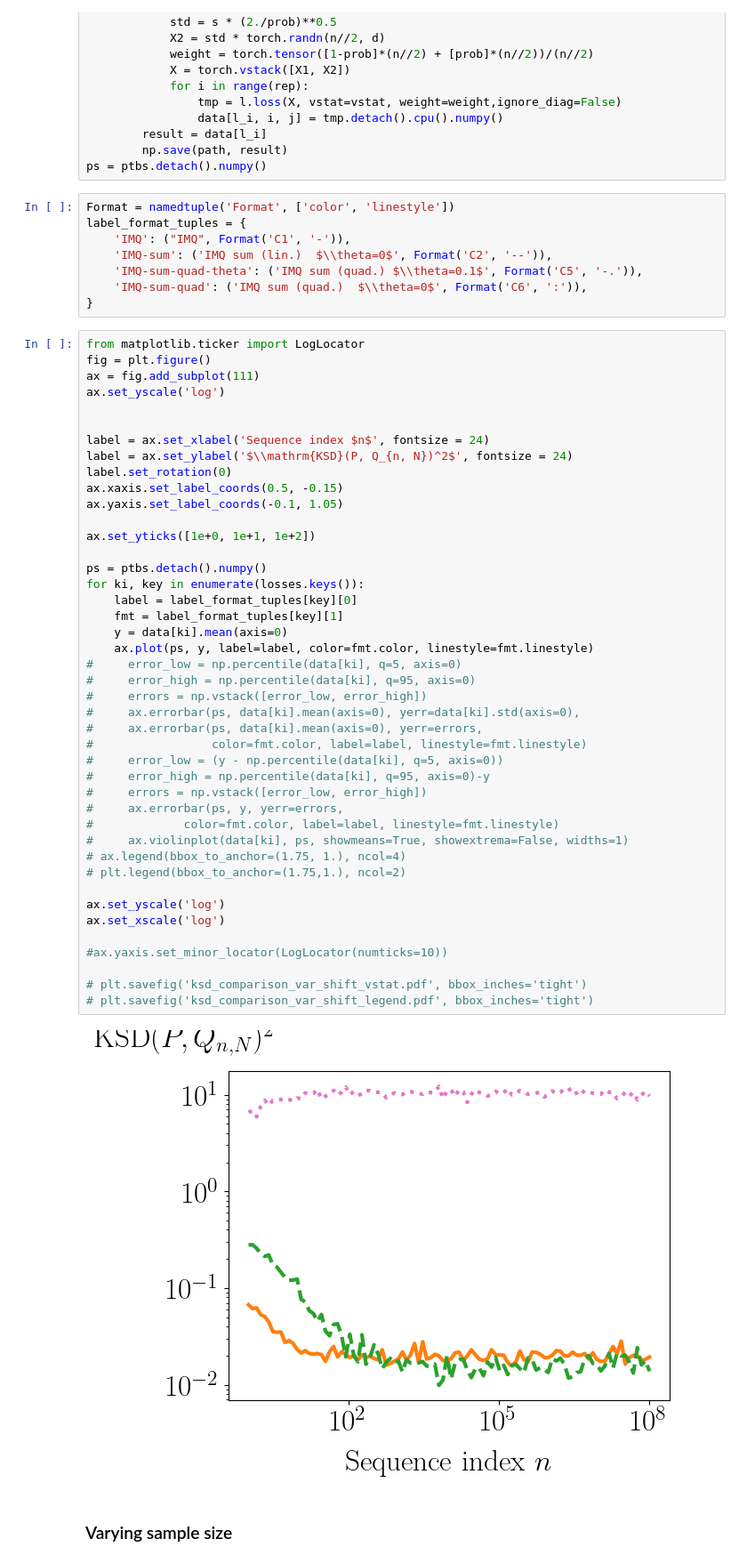
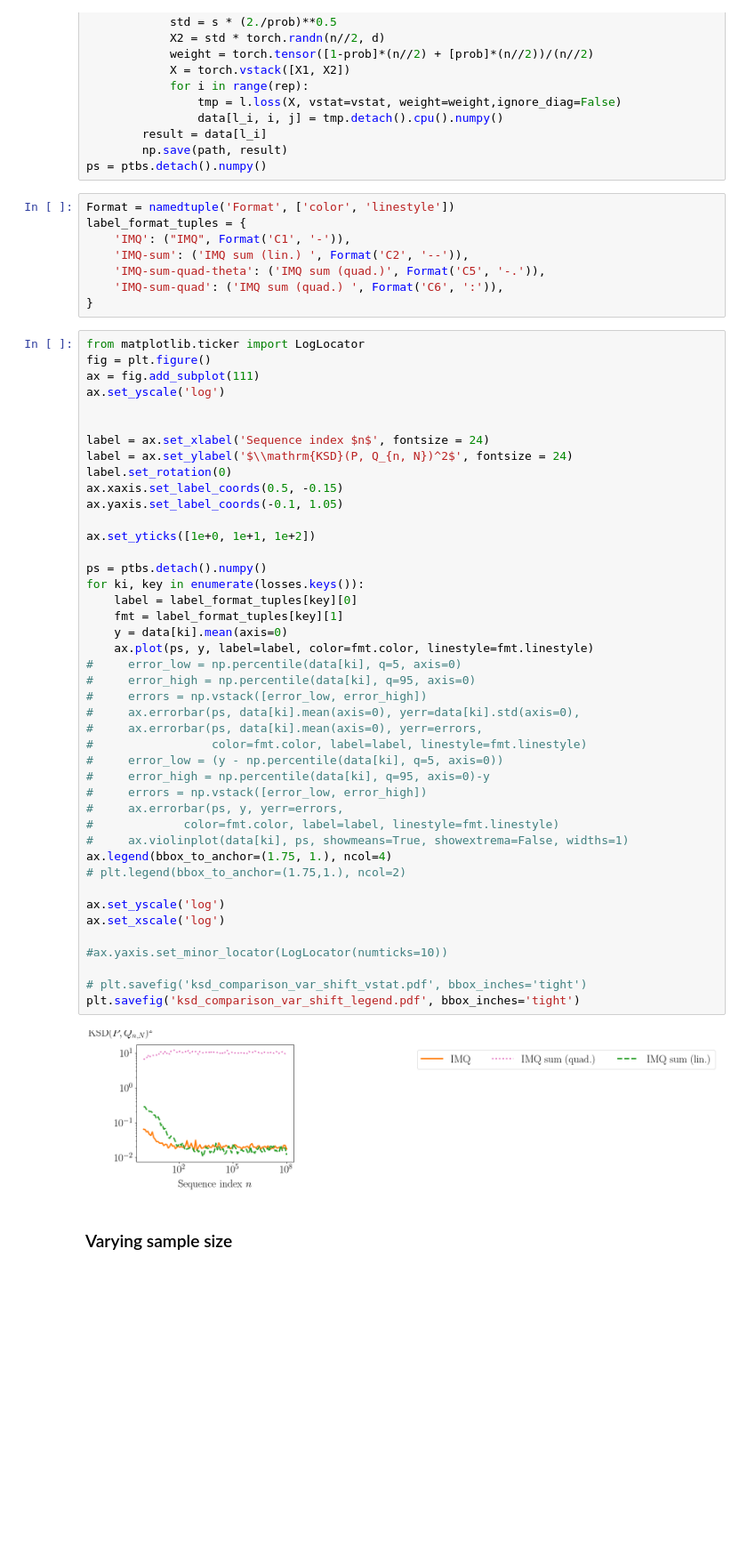
Before and after one commit to noukoudashisoup/ksd-moment, a Jupyter notebook: ipynb/var_ptb.ipynb, the cells around one changed output. Shown at 89% size. Saved outputs shown, nothing was run; the diff lists cells and outputs as text; blank space fills up the shorter version.

```diff
--- a/ipynb/var_ptb.ipynb
+++ b/ipynb/var_ptb.ipynb
@@ -213,9 +213,9 @@ ps = ptbs.detach().numpy()
 Format = namedtuple('Format', ['color', 'linestyle'])
 label_format_tuples = {
     'IMQ': ("IMQ", Format('C1', '-')),
-    'IMQ-sum': ('IMQ sum (lin.)  $\\theta=0$', Format('C2', '--')),
-    'IMQ-sum-quad-theta': ('IMQ sum (quad.) $\\theta=0.1$', Format('C5', '-.')),
-    'IMQ-sum-quad': ('IMQ sum (quad.)  $\\theta=0$', Format('C6', ':')),
+    'IMQ-sum': ('IMQ sum (lin.) ', Format('C2', '--')),
+    'IMQ-sum-quad-theta': ('IMQ sum (quad.)', Format('C5', '-.')),
+    'IMQ-sum-quad': ('IMQ sum (quad.) ', Format('C6', ':')),
 }
 # %%
 from matplotlib.ticker import LogLocator
@@ -232,36 +232,36 @@ ax.yaxis.set_label_coords(-0.1, 1.05)
 
 ax.set_yticks([1e+0, 1e+1, 1e+2])
 
 ps = ptbs.detach().numpy()
 for ki, key in enumerate(losses.keys()):
     label = label_format_tuples[key][0]
     fmt = label_format_tuples[key][1]
     y = data[ki].mean(axis=0)
     ax.plot(ps, y, label=label, color=fmt.color, linestyle=fmt.linestyle)
 #     error_low = np.percentile(data[ki], q=5, axis=0)
 #     error_high = np.percentile(data[ki], q=95, axis=0)
 #     errors = np.vstack([error_low, error_high])
 #     ax.errorbar(ps, data[ki].mean(axis=0), yerr=data[ki].std(axis=0),
 #     ax.errorbar(ps, data[ki].mean(axis=0), yerr=errors,
 #                 color=fmt.color, label=label, linestyle=fmt.linestyle)
 #     error_low = (y - np.percentile(data[ki], q=5, axis=0))
 #     error_high = np.percentile(data[ki], q=95, axis=0)-y
 #     errors = np.vstack([error_low, error_high])
 #     ax.errorbar(ps, y, yerr=errors,
 #             color=fmt.color, label=label, linestyle=fmt.linestyle)
 #     ax.violinplot(data[ki], ps, showmeans=True, showextrema=False, widths=1)
-# ax.legend(bbox_to_anchor=(1.75, 1.), ncol=4)
+ax.legend(bbox_to_anchor=(1.75, 1.), ncol=4)
 # plt.legend(bbox_to_anchor=(1.75,1.), ncol=2)
 
 ax.set_yscale('log')
 ax.set_xscale('log')
 
 #ax.yaxis.set_minor_locator(LogLocator(numticks=10))
 
 # plt.savefig('ksd_comparison_var_shift_vstat.pdf', bbox_inches='tight')
-# plt.savefig('ksd_comparison_var_shift_legend.pdf', bbox_inches='tight')
+plt.savefig('ksd_comparison_var_shift_legend.pdf', bbox_inches='tight')
 # %% [output]
-[figure, old version]
+[figure, new version]
 # %% [markdown]
 ### Varying sample size
 # %%
```
Also changed, not shown: parts of 2 cells of this notebook, 4 other files.
